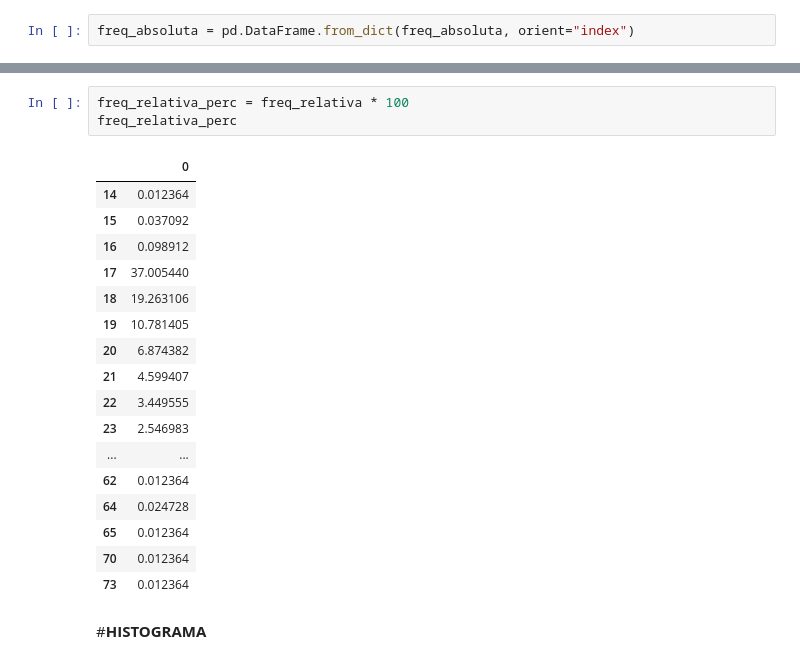
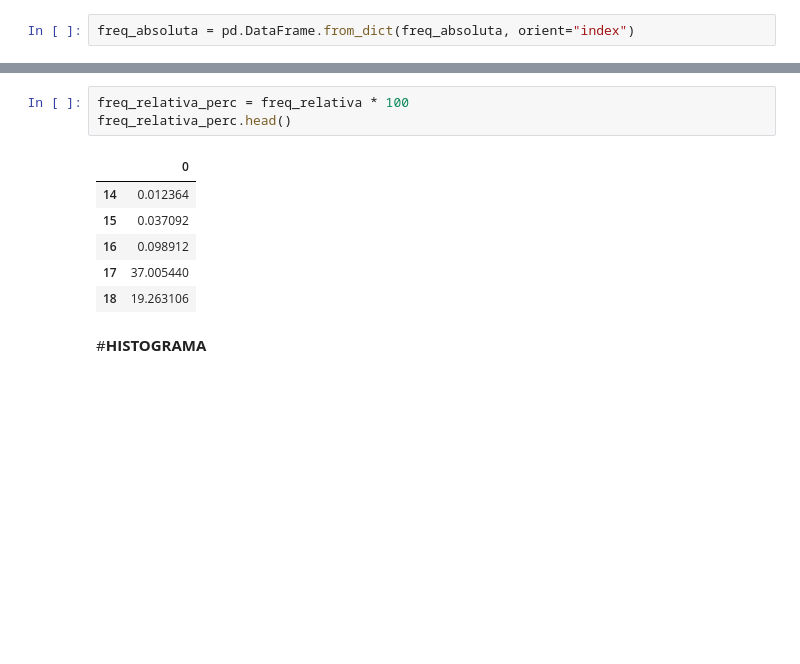
Before and after one commit to mateus-neres/Analise_estatistica_enem_2019, a Jupyter notebook: Distribuicao_De_Frequencia_Etapa03.ipynb, the cells around one changed output, grey strips where cells are left out. Saved outputs shown, nothing was run; the diff lists cells and outputs as text; blank space fills up the shorter version.

```diff
--- a/Distribuicao_De_Frequencia_Etapa03.ipynb
+++ b/Distribuicao_De_Frequencia_Etapa03.ipynb
@@ -143,24 +99,13 @@ freq_relativa
 # %%
 freq_relativa_perc = freq_relativa * 100
-freq_relativa_perc
+freq_relativa_perc.head()
 # %% [output]
 |  | 0 |
 | 14 | 0.012364 |
 | 15 | 0.037092 |
 | 16 | 0.098912 |
 | 17 | 37.005440 |
 | 18 | 19.263106 |
-| 19 | 10.781405 |
-| 20 | 6.874382 |
-| 21 | 4.599407 |
-| 22 | 3.449555 |
-| 23 | 2.546983 |
-| ... | ... |
-| 62 | 0.012364 |
-| 64 | 0.024728 |
-| 65 | 0.012364 |
-| 70 | 0.012364 |
-| 73 | 0.012364 |
 # %% [markdown]
 #**HISTOGRAMA**
 # %% [markdown]
```
Also changed, not shown: parts of 4 cells of this notebook.
